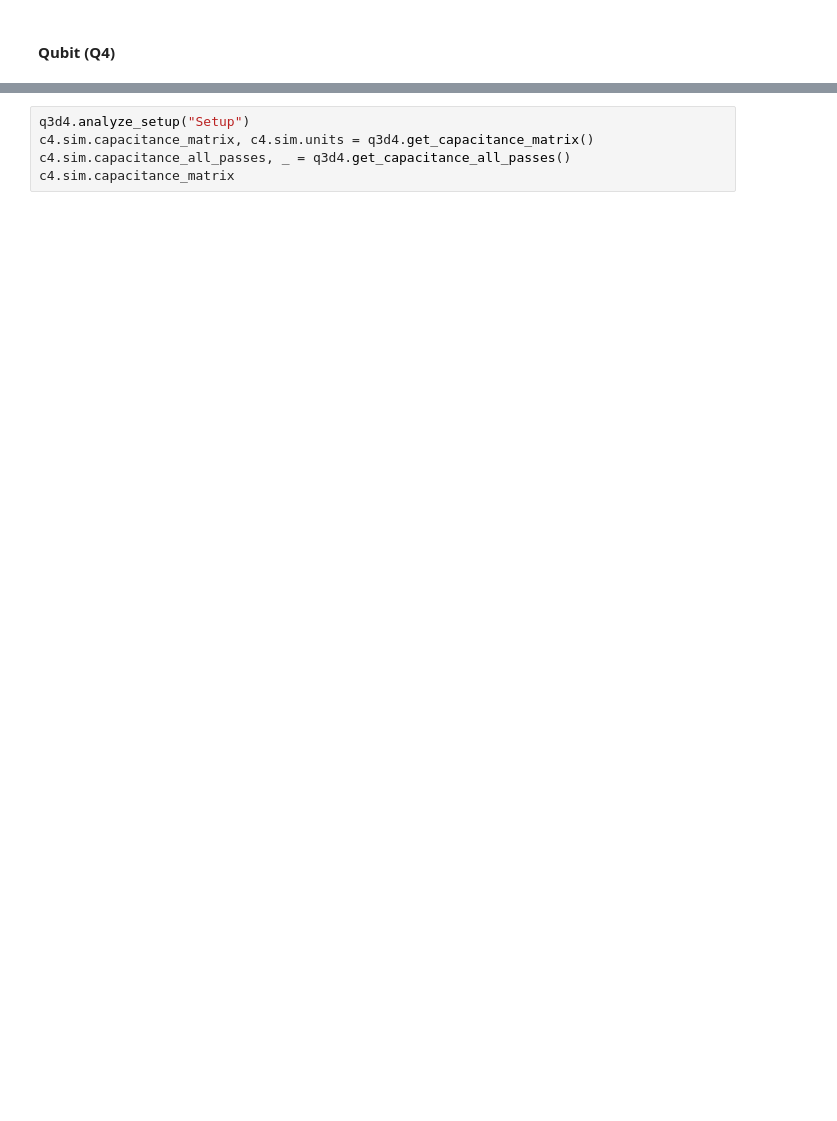
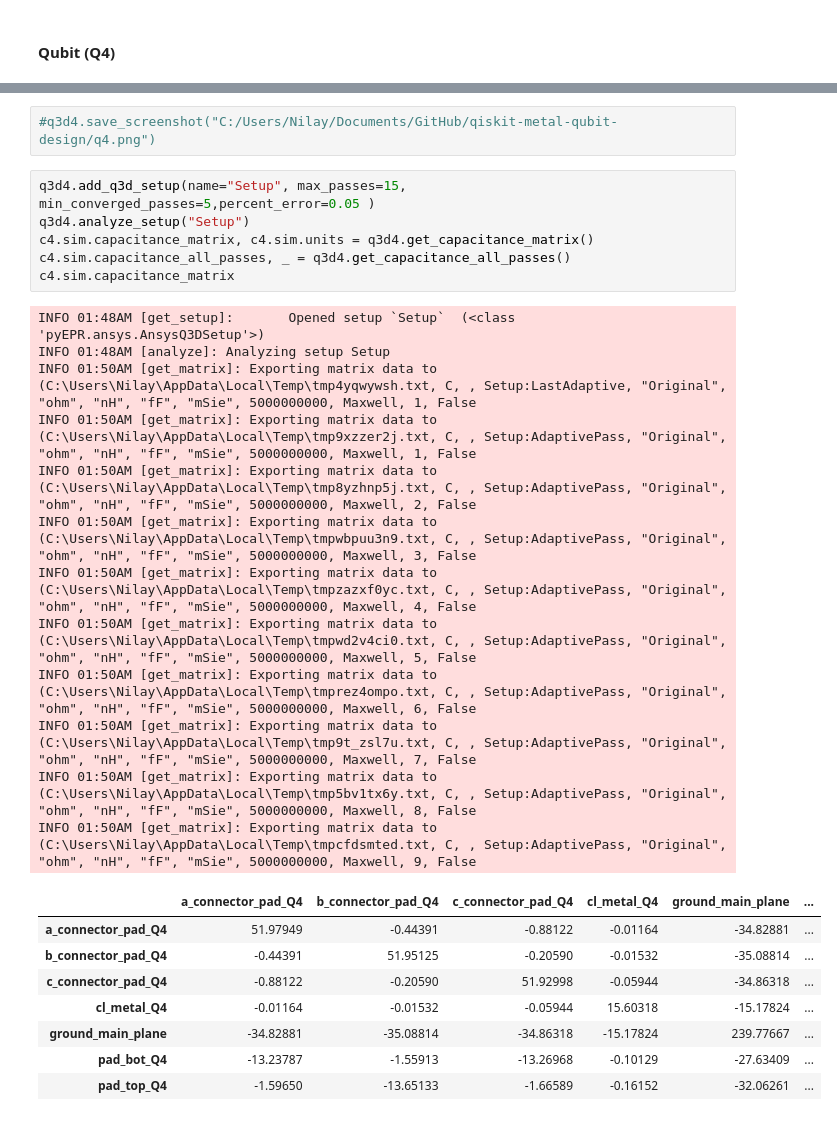
Before and after one commit to AbeerVaishnav13/qiskit-metal-qubit-design, a Jupyter notebook: design1_qubits_analysis-new_syntax.ipynb, the cells around one changed output, grey strips where cells are left out. Drawn from its saved outputs; the diff is of its cells as text; blank space fills up the shorter version.

```diff
--- a/design1_qubits_analysis-new_syntax.ipynb
+++ b/design1_qubits_analysis-new_syntax.ipynb
@@ -385,8 +640,32 @@ q3d4.save_screenshot()
+# %%
+#q3d4.save_screenshot("C:/Users/Nilay/Documents/GitHub/qiskit-metal-qubit-design/q4.png")
 # %%
+q3d4.add_q3d_setup(name="Setup", max_passes=15, min_converged_passes=5,percent_error=0.05 )
 q3d4.analyze_setup("Setup")
 c4.sim.capacitance_matrix, c4.sim.units = q3d4.get_capacitance_matrix()
 c4.sim.capacitance_all_passes, _ = q3d4.get_capacitance_all_passes()
 c4.sim.capacitance_matrix
+# %% [output]
+INFO 01:48AM [get_setup]:       Opened setup `Setup`  (<class 'pyEPR.ansys.AnsysQ3DSetup'>)
+INFO 01:48AM [analyze]: Analyzing setup Setup
+INFO 01:50AM [get_matrix]: Exporting matrix data to (C:\Users\Nilay\AppData\Local\Temp\tmp4yqwywsh.txt, C, , Setup:LastAdaptive, "Original", "ohm", "nH", "fF", "mSie", 5000000000, Maxwell, 1, False
+INFO 01:50AM [get_matrix]: Exporting matrix data to (C:\Users\Nilay\AppData\Local\Temp\tmp9xzzer2j.txt, C, , Setup:AdaptivePass, "Original", "ohm", "nH", "fF", "mSie", 5000000000, Maxwell, 1, False
+INFO 01:50AM [get_matrix]: Exporting matrix data to (C:\Users\Nilay\AppData\Local\Temp\tmp8yzhnp5j.txt, C, , Setup:AdaptivePass, "Original", "ohm", "nH", "fF", "mSie", 5000000000, Maxwell, 2, False
+INFO 01:50AM [get_matrix]: Exporting matrix data to (C:\Users\Nilay\AppData\Local\Temp\tmpwbpuu3n9.txt, C, , Setup:AdaptivePass, "Original", "ohm", "nH", "fF", "mSie", 5000000000, Maxwell, 3, False
+INFO 01:50AM [get_matrix]: Exporting matrix data to (C:\Users\Nilay\AppData\Local\Temp\tmpzazxf0yc.txt, C, , Setup:AdaptivePass, "Original", "ohm", "nH", "fF", "mSie", 5000000000, Maxwell, 4, False
+INFO 01:50AM [get_matrix]: Exporting matrix data to (C:\Users\Nilay\AppData\Local\Temp\tmpwd2v4ci0.txt, C, , Setup:AdaptivePass, "Original", "ohm", "nH", "fF", "mSie", 5000000000, Maxwell, 5, False
+INFO 01:50AM [get_matrix]: Exporting matrix data to (C:\Users\Nilay\AppData\Local\Temp\tmprez4ompo.txt, C, , Setup:AdaptivePass, "Original", "ohm", "nH", "fF", "mSie", 5000000000, Maxwell, 6, False
+INFO 01:50AM [get_matrix]: Exporting matrix data to (C:\Users\Nilay\AppData\Local\Temp\tmp9t_zsl7u.txt, C, , Setup:AdaptivePass, "Original", "ohm", "nH", "fF", "mSie", 5000000000, Maxwell, 7, False
+INFO 01:50AM [get_matrix]: Exporting matrix data to (C:\Users\Nilay\AppData\Local\Temp\tmp5bv1tx6y.txt, C, , Setup:AdaptivePass, "Original", "ohm", "nH", "fF", "mSie", 5000000000, Maxwell, 8, False
+INFO 01:50AM [get_matrix]: Exporting matrix data to (C:\Users\Nilay\AppData\Local\Temp\tmpcfdsmted.txt, C, , Setup:AdaptivePass, "Original", "ohm", "nH", "fF", "mSie", 5000000000, Maxwell, 9, False
+|  | a_connector_pad_Q4 | b_connector_pad_Q4 | c_connector_pad_Q4 | cl_metal_Q4 | ground_main_plane | ... |
+| a_connector_pad_Q4 | 51.97949 | -0.44391 | -0.88122 | -0.01164 | -34.82881 | ... |
+| b_connector_pad_Q4 | -0.44391 | 51.95125 | -0.20590 | -0.01532 | -35.08814 | ... |
+| c_connector_pad_Q4 | -0.88122 | -0.20590 | 51.92998 | -0.05944 | -34.86318 | ... |
+| cl_metal_Q4 | -0.01164 | -0.01532 | -0.05944 | 15.60318 | -15.17824 | ... |
+| ground_main_plane | -34.82881 | -35.08814 | -34.86318 | -15.17824 | 239.77667 | ... |
+| pad_bot_Q4 | -13.23787 | -1.55913 | -13.26968 | -0.10129 | -27.63409 | ... |
+| pad_top_Q4 | -1.59650 | -13.65133 | -1.66589 | -0.16152 | -32.06261 | ... |
 # %%
 c4.setup.junctions = Dict(Lj=12, Cj=1)
 c4.setup.freq_readout = 7.4
```
Also changed, not shown: parts of 23 cells of this notebook, 17 other files.
